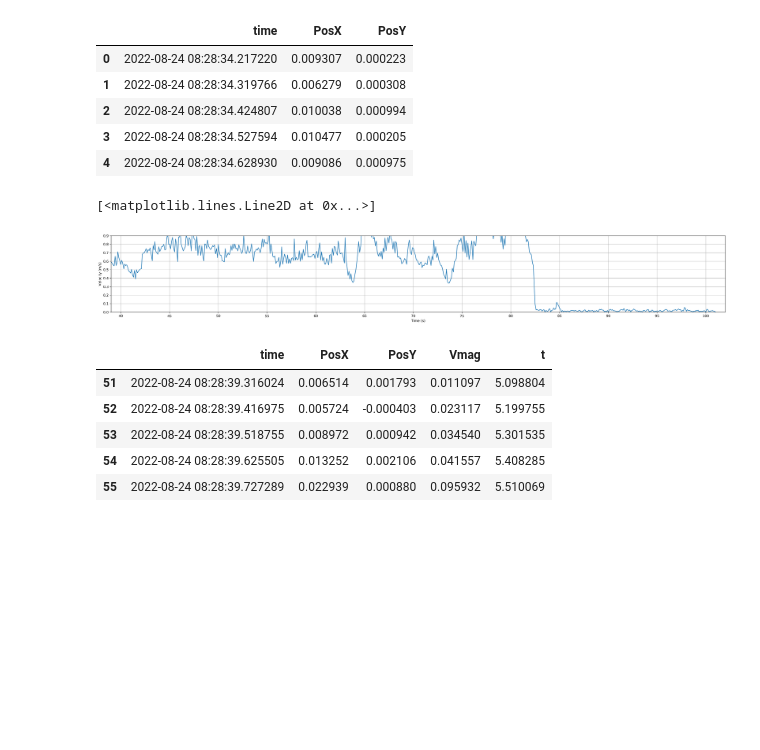
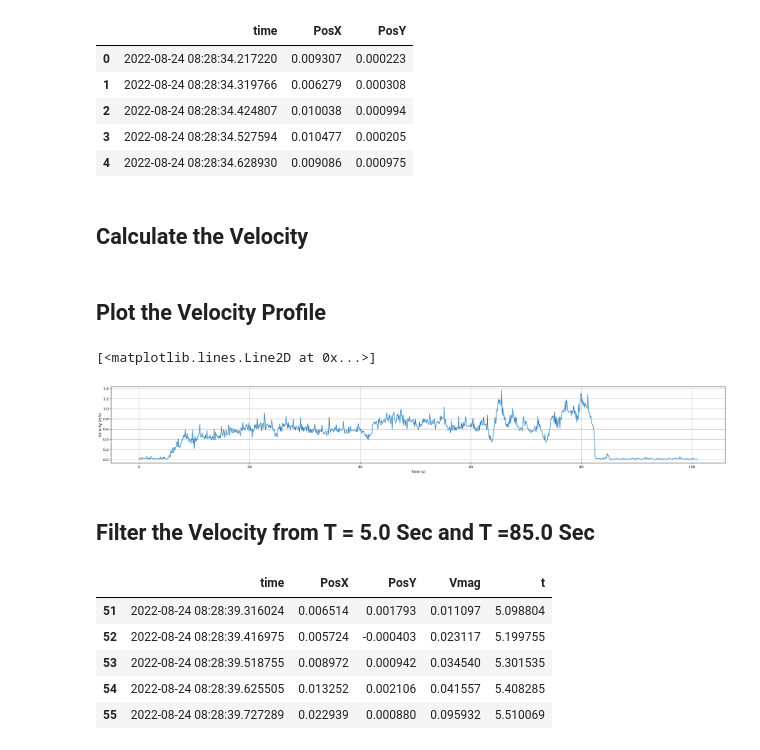
Before and after one commit to mfkiwl/IMU-Velcoity-Position, a Jupyter notebook: wayPointsGenration.ipynb, the cells around one changed output. Drawn from its saved outputs; the diff is of its cells as text; code cells hidden in the pictures; blank space fills up the shorter version.

```diff
--- a/wayPointsGenration.ipynb
+++ b/wayPointsGenration.ipynb
@@ -93,3 +93,5 @@ import datetime
+# %% [markdown]
+## Calculate the Velocity
 # %%
 lastPx = 0
 lastPy = 0
@@ -122,18 +124,22 @@ for idx , (currentT , currentPx, currentPy) in enumerate (zip(df.time ,df.PosX,
 df['Vmag'] = vMag
 df['t'] = t
 # print(t)
+# %% [markdown]
+## Plot the Velocity Profile
 # %%
 plt.figure(dpi=300, figsize=(32,4))
 plt.grid()
-plt.xlim(39,102)
-plt.ylim(0,0.9)
+# plt.xlim(39,102)
+# plt.ylim(0,0.9)
 plt.xlabel('Time (s)')
 plt.ylabel('Velocity (m/s)')
-plt.xticks([40, 45, 50, 55, 60, 65, 70, 75, 80, 85, 90, 95, 100])
+# plt.xticks([40, 45, 50, 55, 60, 65, 70, 75, 80, 85, 90, 95, 100])
 plt.plot(t, vMag)
 # %% [output]
 [<matplotlib.lines.Line2D at 0x...>]
-[figure, old version]
+[figure, new version]
+# %% [markdown]
+## Filter the Velocity from T = 5.0 Sec and T =85.0 Sec
 # %%
 df=df.loc[(df['t'] >= 5.0) & (df['t'] <= 85.0)]
 df.head()
```
Also changed, not shown: parts of 21 cells of this notebook.
